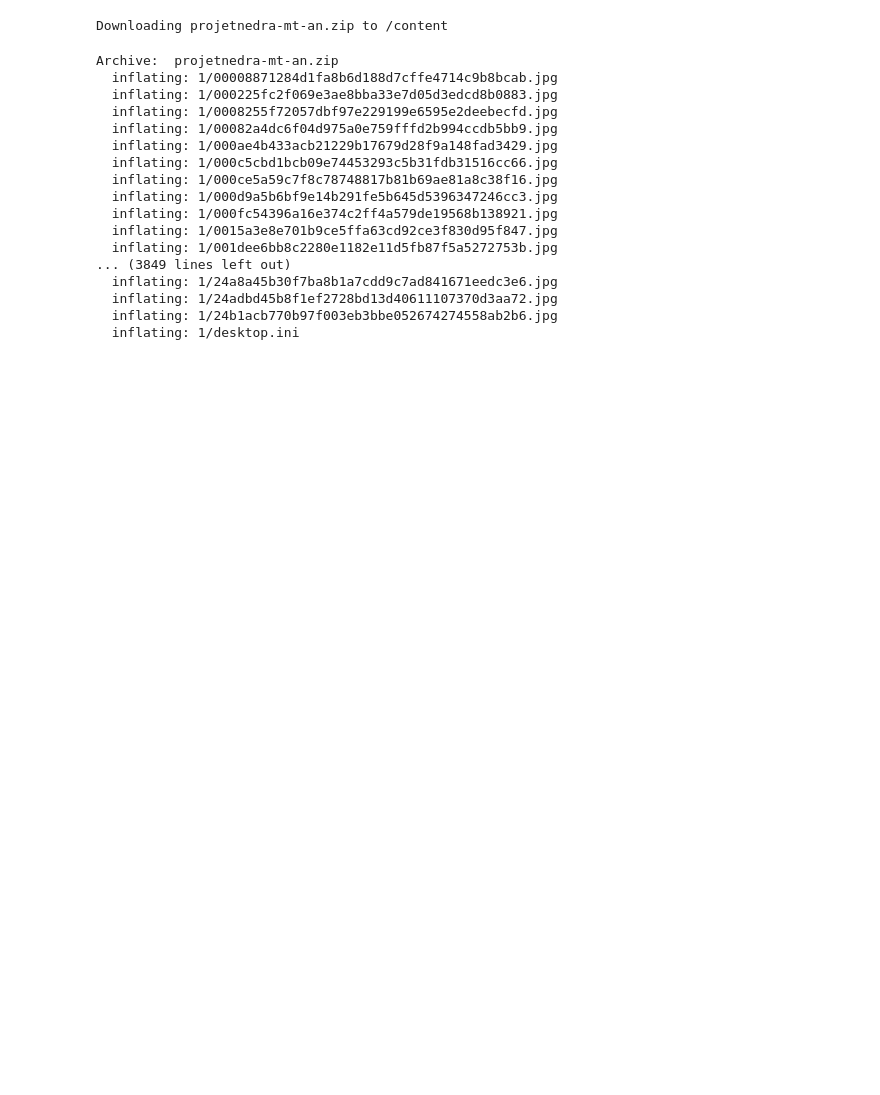
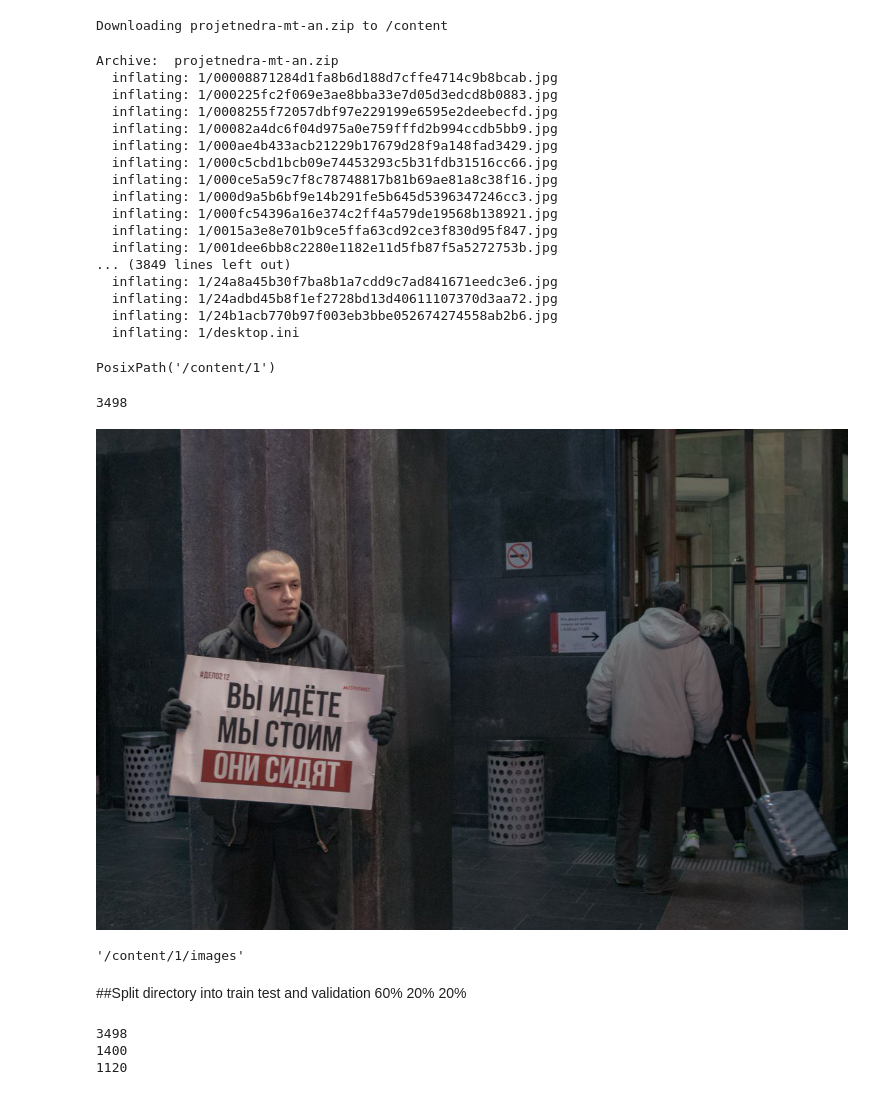
Before and after one commit to massinoLight/ProjetNedra, a Jupyter notebook: projetNedra.ipynb, the cells around one changed output. Saved outputs shown, nothing was run; the diff lists cells and outputs as text; code cells hidden in the pictures; blank space fills up the shorter version.

```diff
--- a/projetNedra.ipynb
+++ b/projetNedra.ipynb
@@ -35,0 +66,9 @@ Archive:  projetnedra-mt-an.zip
+# %%
+import pathlib
+
+
+data_dir = pathlib.Path('/content/1/')
+# %%
+data_dir
+# %% [output]
+PosixPath('/content/1')
@@ -35,0 +77,16 @@ Archive:  projetnedra-mt-an.zip
+# %%
+
+image_count = len(list(data_dir.glob('*.jpg')))
+print(image_count)
+# %% [output]
+3498
+# %%
+img = list(data_dir.glob('*.jpg'))
+PIL.Image.open(str(img[random.randint(0, len(img)-1)]))
+# %% [output]
+[figure, added]
+# %%
+import os
+os.path.join(data_dir,'images')
+# %% [output]
+'/content/1/images'
@@ -35,0 +95,32 @@ Archive:  projetnedra-mt-an.zip
+# %% [markdown]
+##Split directory into train test and validation 60% 20% 20%
+# %%
+train_dir = os.path.join('/content/dataset', 'training')
+test_dir = os.path.join('/content/dataset', 'test')
+validation_dir = os.path.join('/content/dataset', 'validation')
+if not os.path.exists(train_dir) or not os.path.exists(test_dir) or not  os.path.exists(test_dir) :
+  os.mkdir(train_dir)
+  os.mkdir(test_dir)
+  os.mkdir(validation_dir)
+
+img = list(data_dir.glob('*.jpg'))
+print(len(img))
+for i in range(0,int(len(img)*0.6)):
+   f_base = os.path.basename(img[i])
+   shutil.move(img[i], os.path.join(train_dir, f_base))
+
+img = list(data_dir.glob('*.jpg'))
+print(len(img))
+for i in range(0,int(len(img)*0.2)):
+   f_base = os.path.basename(img[i])
+   shutil.move(img[i], os.path.join(test_dir, f_base))
+
+img = list(data_dir.glob('*.jpg'))
+print(len(img))
+for i in range(0,int(len(img)*0.2)):
+   f_base = os.path.basename(img[i])
+   shutil.move(img[i], os.path.join(validation_dir, f_base))
+# %% [output]
+3498
+1400
+1120
```
Also changed, not shown: parts of 14 cells of this notebook.
